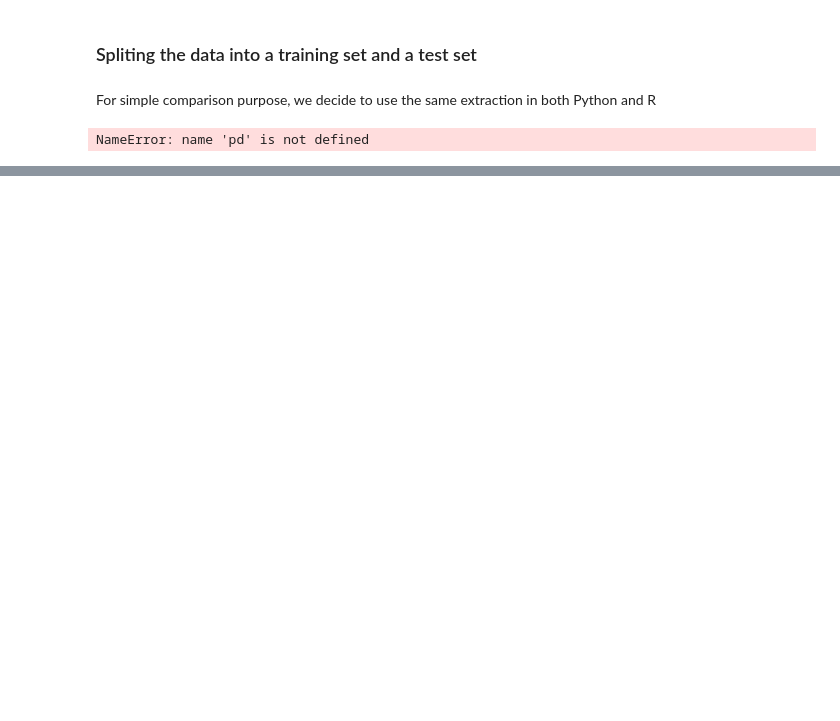
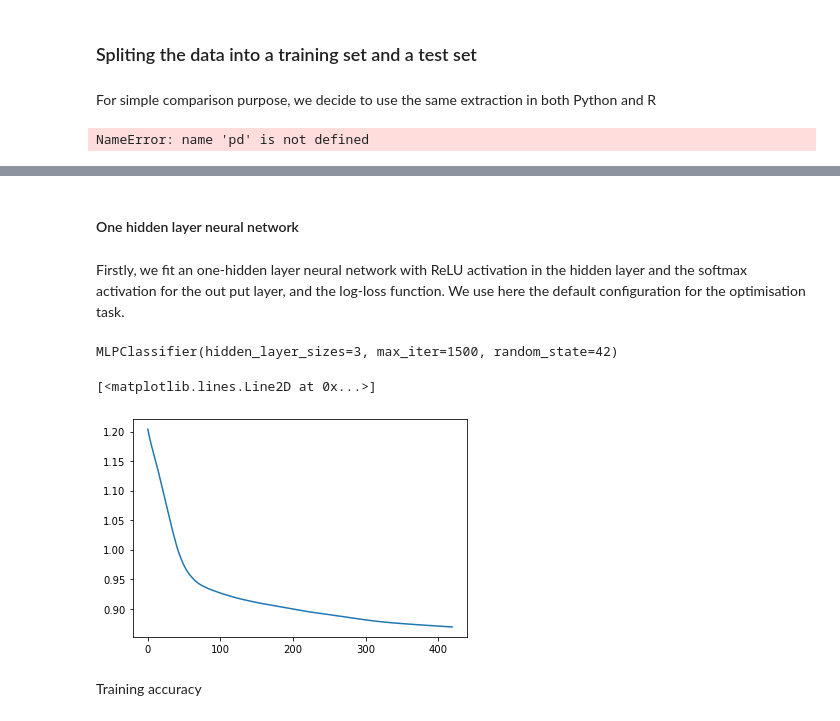
Before and after one commit to NguyenHai7120/4A-MachineLearning-Project, a Jupyter notebook: ML-project-Python.ipynb, the cells around one changed output, grey strips where cells are left out. Saved outputs shown, nothing was run; the diff lists cells and outputs as text; code cells hidden in the pictures; blank space fills up the shorter version.

Commit message:
Combine regression and classification

```diff
--- a/ML-project-Python.ipynb
+++ b/ML-project-Python.ipynb
@@ -298,0 +463,3 @@ Y_test_class = test_set['rain_class']
+# %%
+# define the model
+model = XGBRFClassifier(n_estimators = 500, subsample = 0.99, random_state = 42, metric = "accuracy", n_jobs = -1)
@@ -298,0 +592,5 @@ Y_test_class = test_set['rain_class']
+# %%
+model.fit(X_train, Y_train_class)
+y_pred_test = model.predict(X_test)
+
+classification_metric(Y_test_class, y_pred_test)
@@ -298,0 +793,9 @@ Y_test_class = test_set['rain_class']
+# %% [markdown]
+#### One hidden layer neural network
+# %% [markdown]
+Firstly, we fit an one-hidden layer neural network with ReLU activation in the hidden layer and the softmax activation for the out put layer, and the log-loss function. We use here the default configuration for the optimisation task.
+# %%
+nnet1 = MLPClassifier(hidden_layer_sizes = (3), random_state = 42, max_iter = 1500)
+nnet1.fit(X_train, Y_train_class)
+# %% [output]
+MLPClassifier(hidden_layer_sizes=3, max_iter=1500, random_state=42)
@@ -298,0 +804,7 @@ Y_test_class = test_set['rain_class']
+# %%
+plt.plot(nnet1.loss_curve_)
+# %% [output]
+[<matplotlib.lines.Line2D at 0x...>]
+[figure, added]
+# %% [markdown]
+Training accuracy
```
Also changed, not shown: parts of 138 cells of this notebook.
